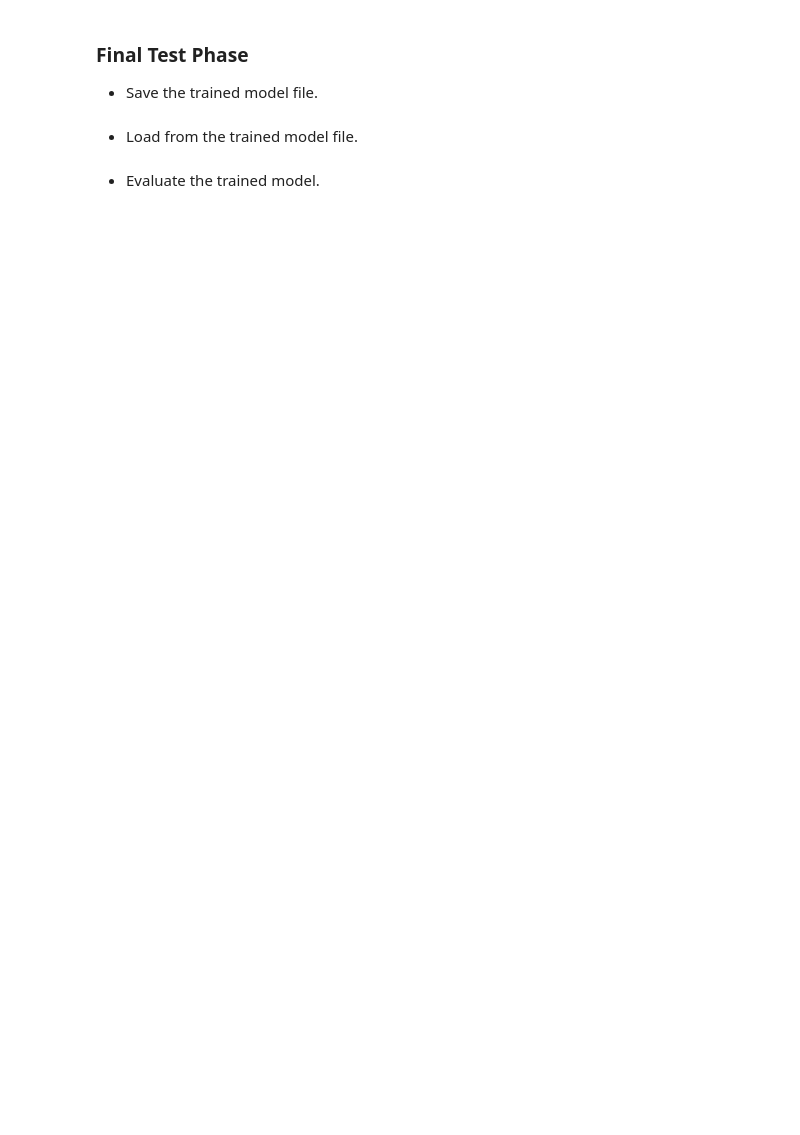
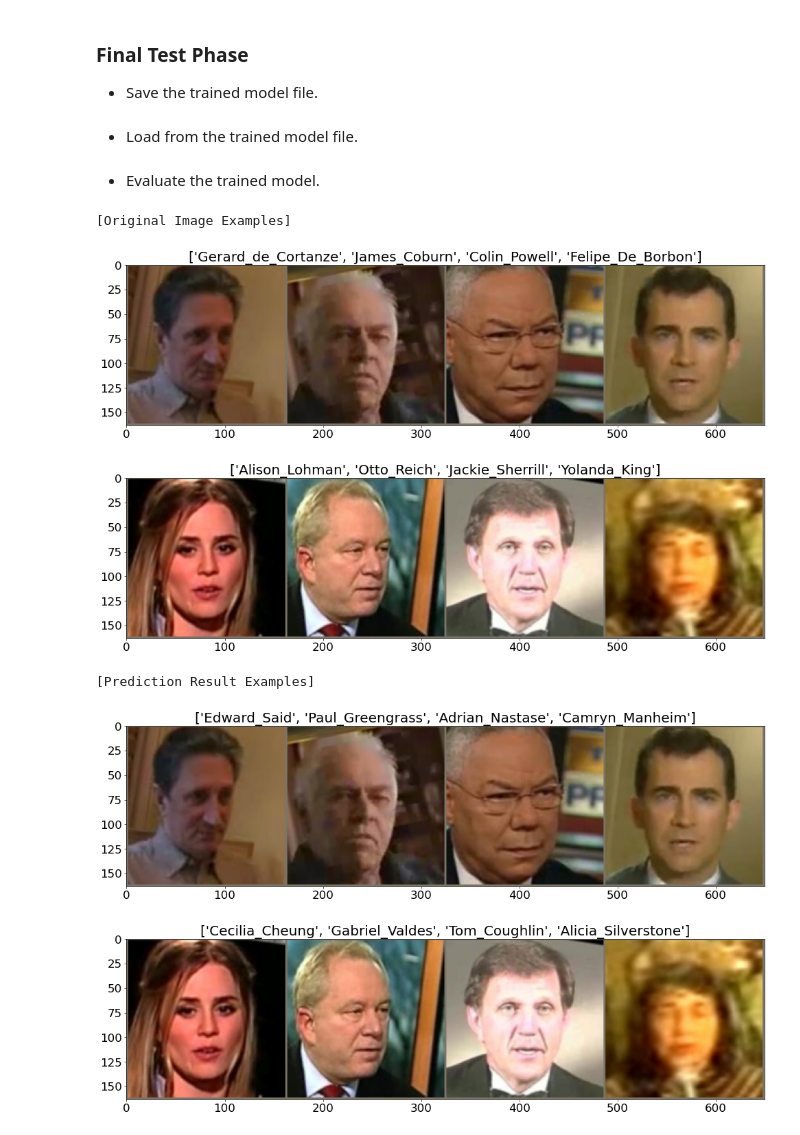
Before and after one commit to habaek4/visual_search_assistant, a Jupyter notebook: M2/transfer_learning.ipynb, the cells around one changed output. Cells and saved outputs as stored; diff of their text form; code cells hidden in the pictures; blank space fills up the shorter version.

```diff
--- a/M2/transfer_learning.ipynb
+++ b/M2/transfer_learning.ipynb
@@ -143,7 +144,10 @@ model = InceptionResnetV1(pretrained='vggface2',num_classes=1004,classify=True).
 # model = model.to(device)
 
 criterion = nn.CrossEntropyLoss()
-optimizer = optim.SGD(model.parameters(), lr=0.01, momentum=0.9)
+optimizer = optim.SGD(model.parameters(), lr=0.008, momentum=0.9)
+scheduler = torch.optim.lr_scheduler.ReduceLROnPlateau(
+            optimizer, mode="min", factor=0.9, patience=1, min_lr=1e-8
+        )
 # %% [markdown]
 ### <b>Training Phase</b>
 # %%
@@ -184,8 +188,8 @@ for epoch in range(num_epochs):
         running_loss += loss.item() * inputs.size(0)
         running_corrects += torch.sum(preds == labels.data)
 
-    epoch_loss = running_loss / len(train_dataset)
-    epoch_acc = running_corrects / len(train_dataset) * 100.
+    epoch_loss = running_loss / train_subset_size
+    epoch_acc = running_corrects / train_subset_size * 100.
     print('[Train #{}] Loss: {:.4f} Acc: {:.4f}% Time: {:.4f}s'.format(epoch, epoch_loss, epoch_acc, time.time() - start_time))
 
     """ Test Phase """
@@ -206,7 +210,8 @@ for epoch in range(num_epochs):
             running_loss += loss.item() * inputs.size(0)
             running_corrects += torch.sum(preds == labels.data)
 
-        epoch_loss = running_loss / len(test_dataset)
-        epoch_acc = running_corrects / len(test_dataset) * 100.
+        epoch_loss = running_loss / test_subset_size
+        epoch_acc = running_corrects / test_subset_size * 100.
         print('[Test #{}] Loss: {:.4f} Acc: {:.4f}% Time: {:.4f}s'.format(epoch, epoch_loss, epoch_acc, time.time() - start_time))
+        scheduler.step(epoch_acc)
 # %% [output]
@@ -257,32 +254,39 @@ model.eval()
 start_time = time.time()
 
 with torch.no_grad():
     running_loss = 0.
     running_corrects = 0
 
     for i, (inputs, labels) in enumerate(test_dataloader):
         inputs = inputs.to(device)
         labels = labels.to(device)
 
         outputs = model(inputs)
         _, preds = torch.max(outputs, 1)
         loss = criterion(outputs, labels)
 
         running_loss += loss.item() * inputs.size(0)
         running_corrects += torch.sum(preds == labels.data)
 
         if i == 0:
             print('[Original Image Examples]')
             images = torchvision.utils.make_grid(inputs[:4])
             imshow(images.cpu(), title=[class_names[x] for x in labels[:4]])
             images = torchvision.utils.make_grid(inputs[4:8])
             imshow(images.cpu(), title=[class_names[x] for x in labels[4:8]])
             print('[Prediction Result Examples]')
             images = torchvision.utils.make_grid(inputs[:4])
             imshow(images.cpu(), title=[class_names[x] for x in preds[:4]])
             images = torchvision.utils.make_grid(inputs[4:8])
             imshow(images.cpu(), title=[class_names[x] for x in preds[4:8]])
 
-    epoch_loss = running_loss / len(test_dataset)
-    epoch_acc = running_corrects / len(test_dataset) * 100.
+    epoch_loss = running_loss / test_subset_size
+    epoch_acc = running_corrects / test_subset_size * 100.
     print('[Test #{}] Loss: {:.4f} Acc: {:.4f}% Time: {:.4f}s'.format(epoch, epoch_loss, epoch_acc, time.time() - start_time))
+# %% [output]
+[Original Image Examples]
+[figure, added]
+[figure, added]
+[Prediction Result Examples]
+[figure, added]
+[figure, added]
```
Also changed, not shown: parts of 6 cells of this notebook, 2 other files.
